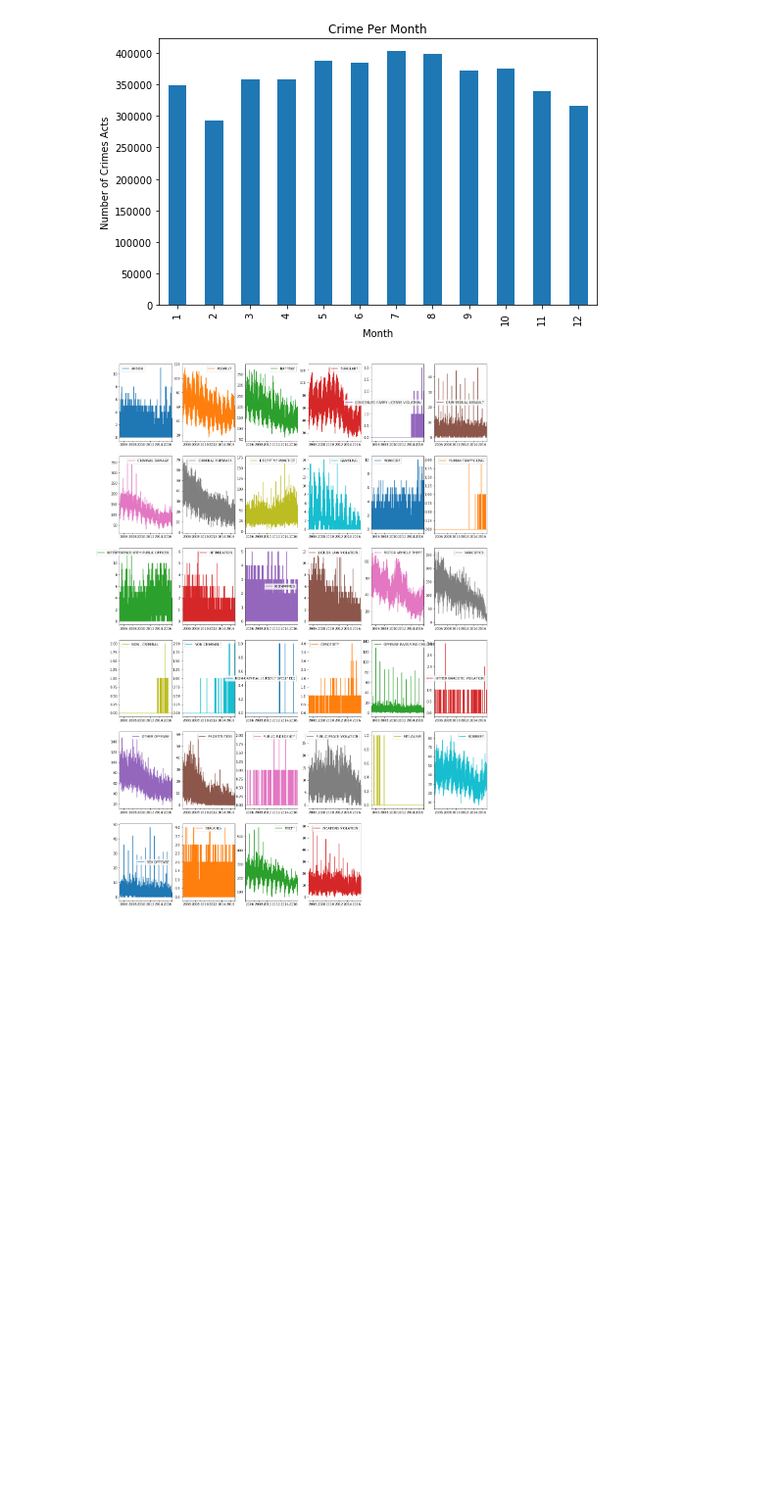
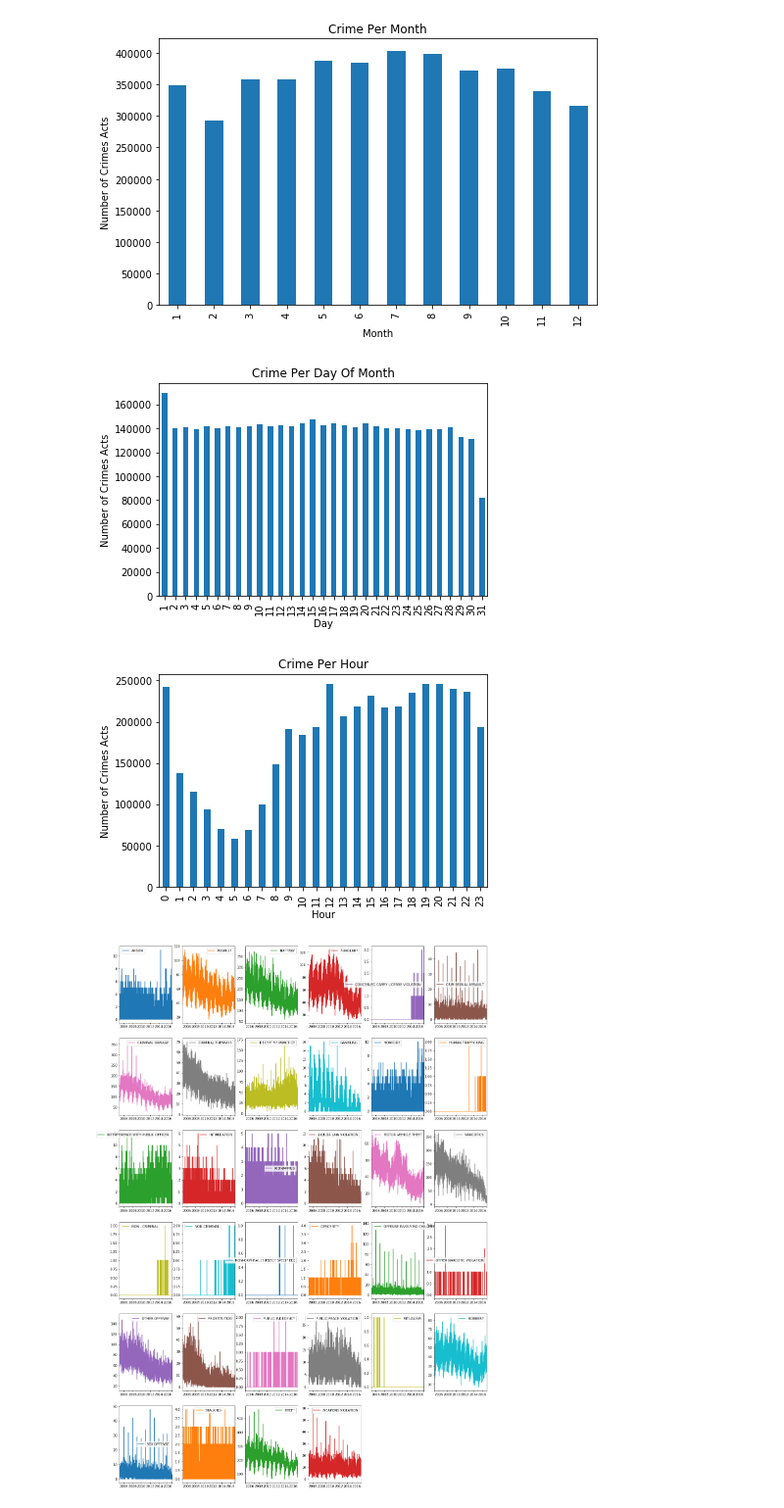
Before and after one commit to ajitkoduri/Chicago-Crime-Analysis, a Jupyter notebook: Chicago Crime Data.ipynb, the cells around one changed output. Shown: that part at 98% size. Drawn from its saved outputs; the diff is of its cells as text; code cells hidden in the pictures; blank space fills up the shorter version.

```diff
--- a/Chicago Crime Data.ipynb
+++ b/Chicago Crime Data.ipynb
@@ -34,21 +31,35 @@ Crime_Data['Location Description'] = pd.Categorical(Crime_Data['Location Descrip
 # %%
 #make graph of crimes per year
 plt.figure(figsize = (8,5))
 Crime_Data.groupby([Crime_Data.index.year]).size().plot.bar()
 plt.title('Crime Over the Years')
 plt.xlabel('Year')
 plt.ylabel('Number of Crimes Acts')
 plt.show()
 plt.figure(figsize = (8,5))
 #make graph of crimes per month
 Crime_Data.groupby([Crime_Data.index.month]).size().plot.bar()
 plt.title('Crime Per Month')
 plt.xlabel('Month')
 plt.ylabel('Number of Crimes Acts')
 plt.show()
+#graph of crimes per day
+Crime_Data.groupby([Crime_Data.index.day]).size().plot.bar()
+plt.title('Crime Per Day Of Month')
+plt.xlabel('Day')
+plt.ylabel('Number of Crimes Acts')
+plt.show()
+#graph of crimes per hour
+Crime_Data.groupby([Crime_Data.index.hour]).size().plot.bar()
+plt.title('Crime Per Hour')
+plt.xlabel('Hour')
+plt.ylabel('Number of Crimes Acts')
+plt.show()
 # %% [output]
 [figure]
 [figure]
+[figure, added]
+[figure, added]
 # %%
 Crime_Data_date = Crime_Data.pivot_table('ID', aggfunc = np.size, columns = 'Primary Type',
                                          index = Crime_Data.index.date, fill_value = 0)
```
Also changed, not shown: parts of 11 cells of this notebook, 1 other file.
